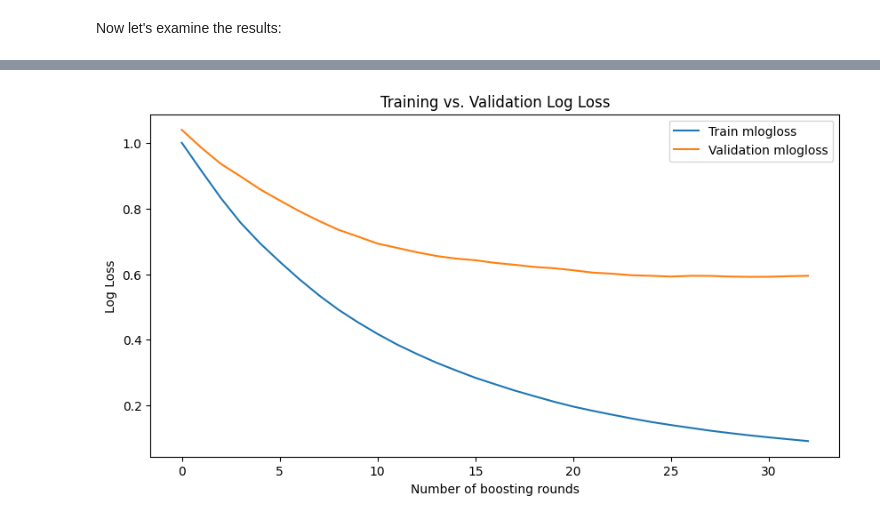
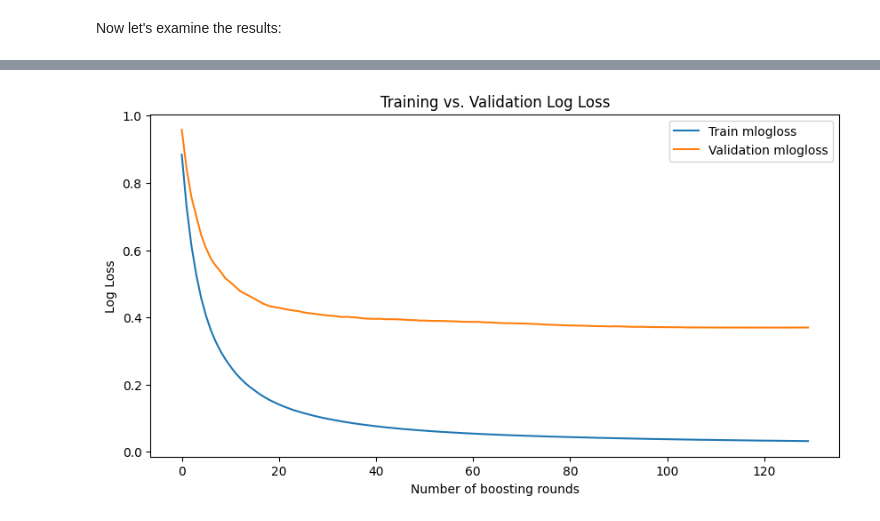
Before and after one commit to andreaseno/TwitterAnalysis, a Jupyter notebook: SentimentAnalysis.ipynb, the cells around one changed output, grey strips where cells are left out. Saved outputs shown, nothing was run; the diff lists cells and outputs as text; code cells hidden in the pictures.

```diff
--- a/SentimentAnalysis.ipynb
+++ b/SentimentAnalysis.ipynb
@@ -77,7 +65,7 @@ You should consider upgrading via the '/Library/Developer/CommandLineTools/usr/b
 
 Now I will now read in the "Gold Standard" data and display some basic information about it.
 # %%
-data = pd.read_csv('Data/MultiClassLabeledCustomTwitterSentiments.csv', encoding='utf-8')
+data = pd.read_csv('Data/MultiClassLabeledCustomTwitterSentiments.csv', encoding='utf-8',  dtype={'text': str})
 # Display info
 print(f"Num rows: {data.shape[0]}")
 data.head()
@@ -106,8 +94,14 @@ We have no null Values in the  data. Now let's view the distribution of the clas
+# %%
+# Only needed if there were null values in the set
+data = data.dropna()
 # %%
+# Map the numerical target values to categories
+data['target_label'] = data['target'].map({0: 'Negative', 2: 'Neutral', 4: 'Positive'})
+
 # Plotting the distribution
-sns.countplot(x='target', data=data)
+sns.countplot(x='target_label', data=data, order=['Negative', 'Neutral', 'Positive'])
 plt.title('Distribution of Target Values')
-plt.xlabel('Target')
+plt.xlabel('Sentiment')
 plt.ylabel('Count')
 plt.show()
 # %% [output]
@@ -193,5 +182,5 @@ Below is a visualization of how many words are in each tweet after cleaning the
 # %%
-text_len_threshhold = 3
+text_len_threshhold = 10
 
 text_len = []
 for text in data.cleaned_text:
@@ -468,32 +409,5 @@ If your task is similar to the task the model of the checkpoint was trained on,
 # %%
-def extract_embeddings(data, model, max_len=MAX_LEN):
-    input_ids = []
-    attention_masks = []
-    for i in range(len(data)):
-        encoded = tokenizer.encode_plus(
-            data[i],
-            add_special_tokens=True,
-            max_length=max_len,
-            padding='max_length',
-            return_attention_mask=True
-        )
-        input_ids.append(encoded['input_ids'])
-        attention_masks.append(encoded['attention_mask'])
-
-    input_ids = np.array(input_ids)
-    attention_masks = np.array(attention_masks)
-
-    # Getting embeddings from the BERT model
-    embeddings = model.predict([input_ids, attention_masks])[1]  # Use pooler output (index 1)
-    return embeddings
-
-# Extract embeddings
-train_embeddings = extract_embeddings(X_train, bert_model, MAX_LEN)
-val_embeddings = extract_embeddings(X_valid, bert_model, MAX_LEN)
-test_embeddings = extract_embeddings(X_test, bert_model, MAX_LEN)
-
 # Prepare labels (ensure y_train, y_valid are in the correct format for XGBoost)
-# Assuming y_train, y_valid are already encoded as one-hot, convert them to single labels
 train_labels = np.argmax(y_train.toarray(), axis=1)
 val_labels = np.argmax(y_valid.toarray(), axis=1)
 
@@ -504,16 +418,36 @@ dtest = xgb.DMatrix(test_embeddings)
 
 params = {
     'max_depth': 6,
-    'eta': 0.1,
+    'eta': 0.2,
     'objective': 'multi:softmax',
     'num_class': 3,
-    'eval_metric': 'mlogloss'
+    'eval_metric': 'mlogloss',
+    'seed': seed
 }
 
-# Train model with early stopping and evals
+early_stopping = 10
+
+class LearningRateDecayCallback(xgb.callback.TrainingCallback):
+    def __init__(self, initial_rate=0.2, decay_rate=0.1):
+        self.initial_rate = initial_rate
+        self.decay_rate = decay_rate
+
+    def after_iteration(self, model, epoch, evals_log):
+        # Calculate the new learning rate
+        new_rate = self.initial_rate / (1 + self.decay_rate * epoch)
+        # Set the new learning rate
+        model.set_param('learning_rate', new_rate)
+        return False  # Return False to continue training
+
+# Initialize the callback
+learning_rate_decay = LearningRateDecayCallback(initial_rate=0.2, decay_rate=0.1)
+
+# Use the callback with XGBoost
+callbacks = [learning_rate_decay]
+# Train model with early stopping, Learning Rate Schedules, and evals
 evals_result = {}
 bst = xgb.train(params, dtrain, num_boost_round=200, evals=[(dtrain, 'train'), (dvalid, 'validation')],
-                early_stopping_rounds=3, evals_result=evals_result)
+                early_stopping_rounds=early_stopping, callbacks=callbacks, evals_result=evals_result)
 
 # Access evaluation results
 train_mlogloss = evals_result['train']['mlogloss']
@@ -549 +483 @@ plt.show()
-[figure, old version]
+[figure, new version]
```
Also changed, not shown: parts of 50 cells of this notebook, 4 other files.
